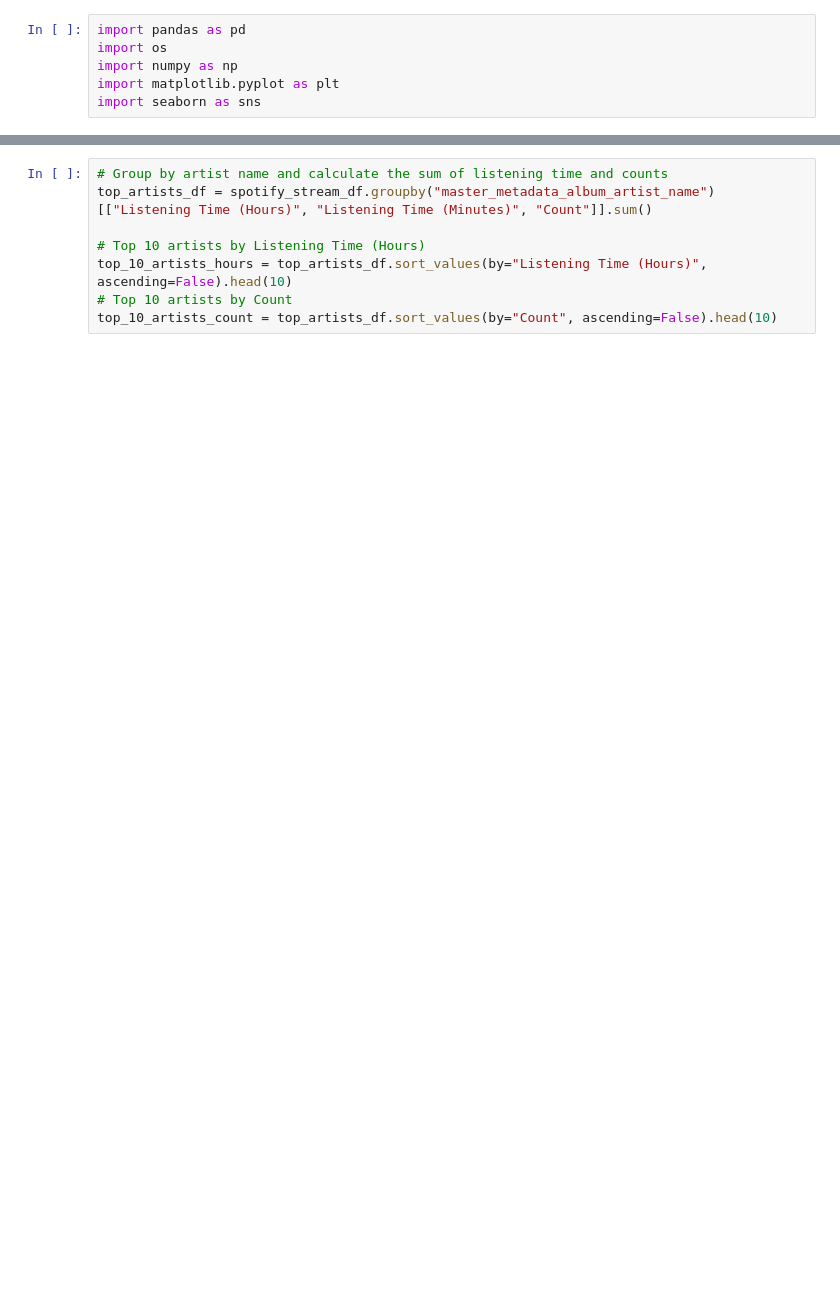
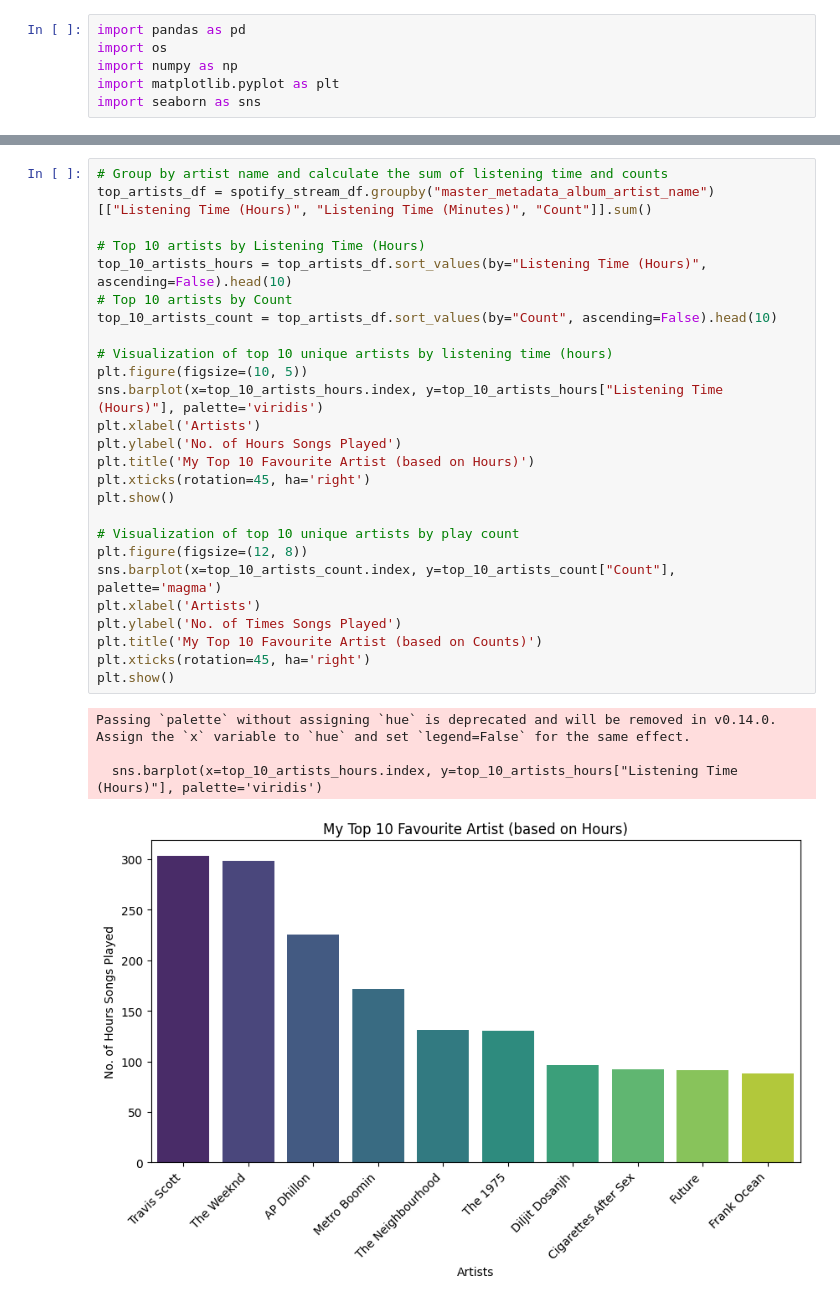
Before and after one commit to aroramrinaal/Spotistats, a Jupyter notebook: spotistats.ipynb, the cells around one changed output, grey strips where cells are left out. Cells and saved outputs as stored; diff of their text form; blank space fills up the shorter version.

```diff
--- a/spotistats.ipynb
+++ b/spotistats.ipynb
@@ -94,8 +170,31 @@ print(f"Percentage of unique artists: {unique_artist_percentage:.2f}%")
 # %%
 # Group by artist name and calculate the sum of listening time and counts
 top_artists_df = spotify_stream_df.groupby("master_metadata_album_artist_name")[["Listening Time (Hours)", "Listening Time (Minutes)", "Count"]].sum()
 
 # Top 10 artists by Listening Time (Hours)
 top_10_artists_hours = top_artists_df.sort_values(by="Listening Time (Hours)", ascending=False).head(10)
 # Top 10 artists by Count
 top_10_artists_count = top_artists_df.sort_values(by="Count", ascending=False).head(10)
+
+# Visualization of top 10 unique artists by listening time (hours)
+plt.figure(figsize=(10, 5))
+sns.barplot(x=top_10_artists_hours.index, y=top_10_artists_hours["Listening Time (Hours)"], palette='viridis')
+plt.xlabel('Artists')
+plt.ylabel('No. of Hours Songs Played')
+plt.title('My Top 10 Favourite Artist (based on Hours)')
+plt.xticks(rotation=45, ha='right')
+plt.show()
+
+# Visualization of top 10 unique artists by play count
+plt.figure(figsize=(12, 8))
+sns.barplot(x=top_10_artists_count.index, y=top_10_artists_count["Count"], palette='magma')
+plt.xlabel('Artists')
+plt.ylabel('No. of Times Songs Played')
+plt.title('My Top 10 Favourite Artist (based on Counts)')
+plt.xticks(rotation=45, ha='right')
+plt.show()
+# %% [output]
+Passing `palette` without assigning `hue` is deprecated and will be removed in v0.14.0. Assign the `x` variable to `hue` and set `legend=False` for the same effect.
+
+  sns.barplot(x=top_10_artists_hours.index, y=top_10_artists_hours["Listening Time (Hours)"], palette='viridis')
+[figure, added]
```
Also changed, not shown: parts of 9 cells of this notebook.
